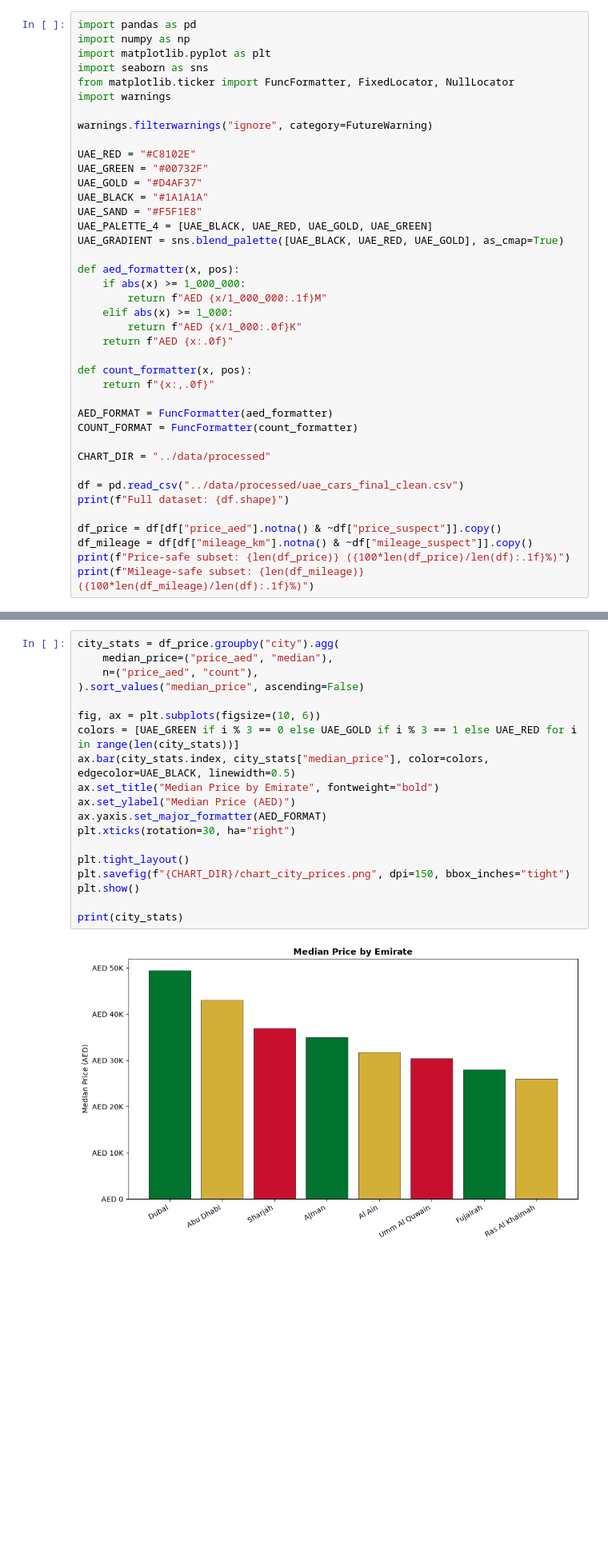
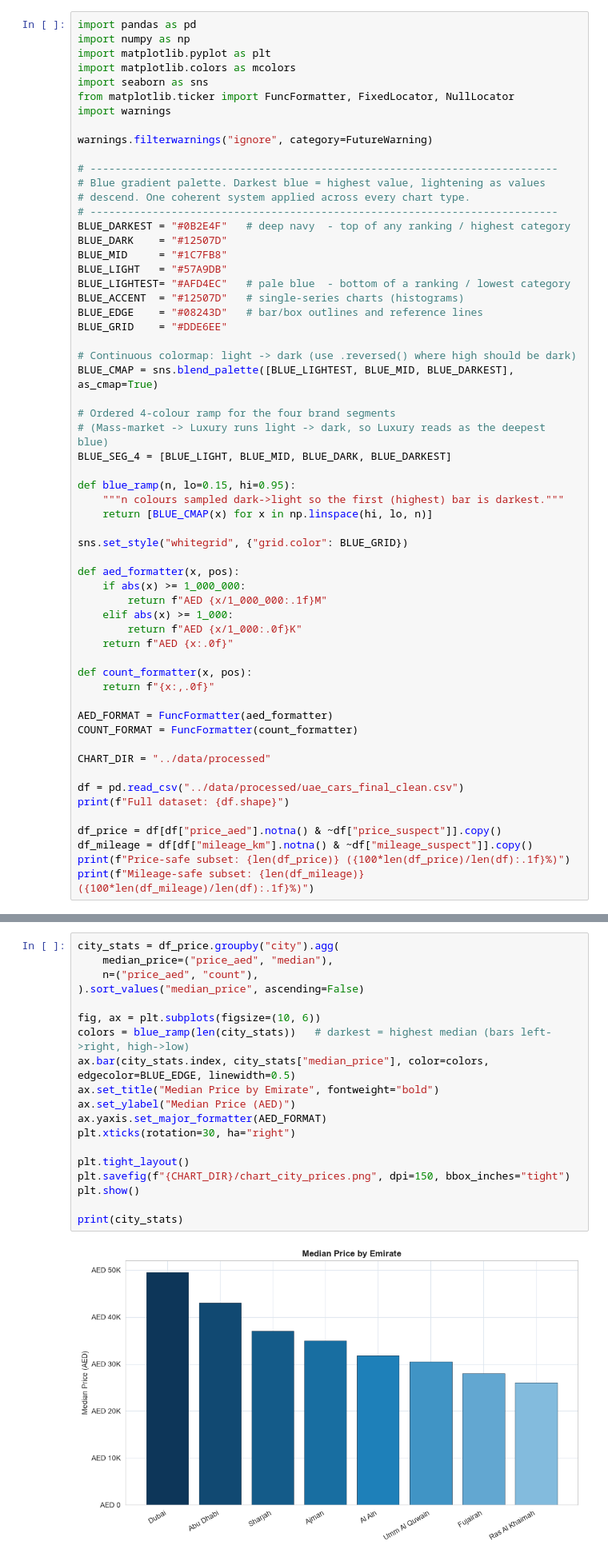
Before and after one commit to Bassel-allaa/UAE_Used_Car_Market_Analysis, a Jupyter notebook: notebooks/03_eda.ipynb, the cells around one changed output, grey strips where cells are left out. Shown at 80% size. Saved outputs shown, nothing was run; the diff lists cells and outputs as text; blank space fills up the shorter version.

```diff
--- a/notebooks/03_eda.ipynb
+++ b/notebooks/03_eda.ipynb
@@ -17,19 +6,38 @@ fields aren't affected either way.
 import pandas as pd
 import numpy as np
 import matplotlib.pyplot as plt
+import matplotlib.colors as mcolors
 import seaborn as sns
 from matplotlib.ticker import FuncFormatter, FixedLocator, NullLocator
 import warnings
 
 warnings.filterwarnings("ignore", category=FutureWarning)
 
-UAE_RED = "#C8102E"
-UAE_GREEN = "#00732F"
-UAE_GOLD = "#D4AF37"
-UAE_BLACK = "#1A1A1A"
-UAE_SAND = "#F5F1E8"
-UAE_PALETTE_4 = [UAE_BLACK, UAE_RED, UAE_GOLD, UAE_GREEN]
-UAE_GRADIENT = sns.blend_palette([UAE_BLACK, UAE_RED, UAE_GOLD], as_cmap=True)
+# ---------------------------------------------------------------------------
+# Blue gradient palette. Darkest blue = highest value, lightening as values
+# descend. One coherent system applied across every chart type.
+# ---------------------------------------------------------------------------
+BLUE_DARKEST = "#0B2E4F"   # deep navy  - top of any ranking / highest category
+BLUE_DARK    = "#12507D"
+BLUE_MID     = "#1C7FB8"
+BLUE_LIGHT   = "#57A9DB"
+BLUE_LIGHTEST= "#AFD4EC"   # pale blue  - bottom of a ranking / lowest category
+BLUE_ACCENT  = "#12507D"   # single-series charts (histograms)
+BLUE_EDGE    = "#08243D"   # bar/box outlines and reference lines
+BLUE_GRID    = "#DDE6EE"
+
+# Continuous colormap: light -> dark (use .reversed() where high should be dark)
+BLUE_CMAP = sns.blend_palette([BLUE_LIGHTEST, BLUE_MID, BLUE_DARKEST], as_cmap=True)
+
+# Ordered 4-colour ramp for the four brand segments
+# (Mass-market -> Luxury runs light -> dark, so Luxury reads as the deepest blue)
+BLUE_SEG_4 = [BLUE_LIGHT, BLUE_MID, BLUE_DARK, BLUE_DARKEST]
+
+def blue_ramp(n, lo=0.15, hi=0.95):
+    """n colours sampled dark->light so the first (highest) bar is darkest."""
+    return [BLUE_CMAP(x) for x in np.linspace(hi, lo, n)]
+
+sns.set_style("whitegrid", {"grid.color": BLUE_GRID})
 
 def aed_formatter(x, pos):
     if abs(x) >= 1_000_000:
@@ -164,24 +173,24 @@ Rovers.
 # %%
 city_stats = df_price.groupby("city").agg(
     median_price=("price_aed", "median"),
     n=("price_aed", "count"),
 ).sort_values("median_price", ascending=False)
 
 fig, ax = plt.subplots(figsize=(10, 6))
-colors = [UAE_GREEN if i % 3 == 0 else UAE_GOLD if i % 3 == 1 else UAE_RED for i in range(len(city_stats))]
-ax.bar(city_stats.index, city_stats["median_price"], color=colors, edgecolor=UAE_BLACK, linewidth=0.5)
+colors = blue_ramp(len(city_stats))   # darkest = highest median (bars left->right, high->low)
+ax.bar(city_stats.index, city_stats["median_price"], color=colors, edgecolor=BLUE_EDGE, linewidth=0.5)
 ax.set_title("Median Price by Emirate", fontweight="bold")
 ax.set_ylabel("Median Price (AED)")
 ax.yaxis.set_major_formatter(AED_FORMAT)
 plt.xticks(rotation=30, ha="right")
 
 plt.tight_layout()
 plt.savefig(f"{CHART_DIR}/chart_city_prices.png", dpi=150, bbox_inches="tight")
 plt.show()
 
 print(city_stats)
 # %% [output]
-[figure, old version]
+[figure, new version]
                 median_price      n
 city
 Dubai                49500.0  10390
```
Also changed, not shown: parts of 20 cells of this notebook, 12 other files.
